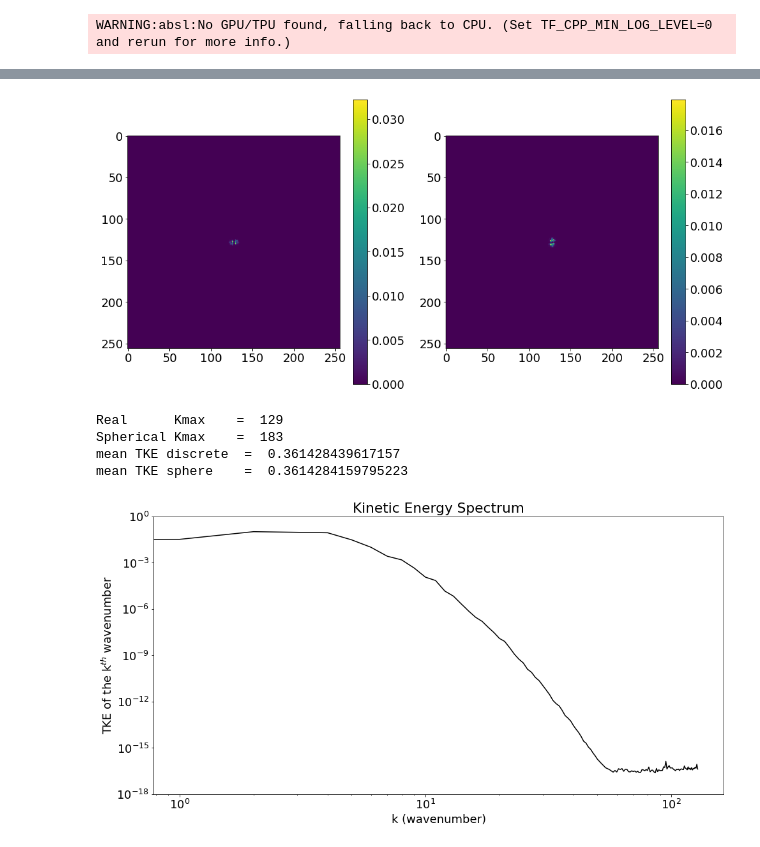
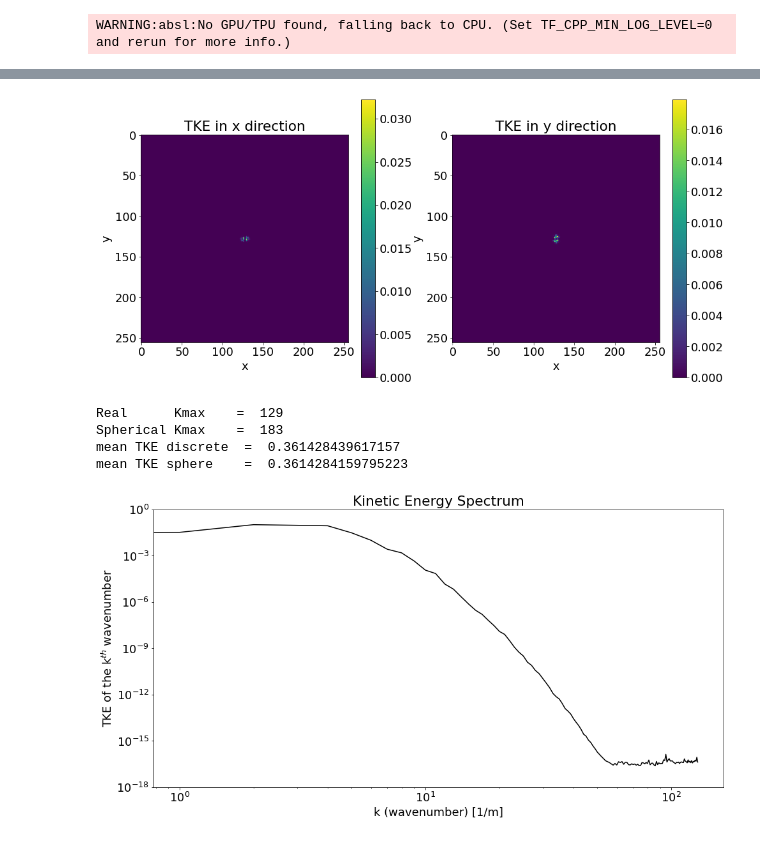
Before and after one commit to arturtoshev/turbulent_flows_exercises, a Jupyter notebook: exercise_02_summer22_fft.ipynb, the cells around one changed output, grey strips where cells are left out. Saved outputs shown, nothing was run; the diff lists cells and outputs as text; code cells hidden in the pictures.

```diff
--- a/exercise_02_summer22_fft.ipynb
+++ b/exercise_02_summer22_fft.ipynb
@@ -180,9 +188,9 @@ K_y = u_hat_y * np.conj(u_hat_y) # for complex number x it is true that: abs(x)*
 K_x = np.fft.fftshift(K_x)  # centering result
 K_y = np.fft.fftshift(K_y)
 
-plots(K_x.real, K_y.real)
+plots(K_x.real, 'TKE in x direction', K_y.real, 'TKE in y direction', 'x', 'y')
 # %% [output]
-[figure, old version]
+[figure, new version]
 # %%
 # integrate power spectrum in azymuthal direction, i.e. sum up all contributions
 # at equal distance from the center
@@ -206,27 +214,26 @@ K_avsphr = 0.5*(K_x_avsphr + K_y_avsphr)
 # %%
 fig = plt.figure()
 plt.title("Kinetic Energy Spectrum")
-plt.xlabel(r"k (wavenumber)")
+plt.xlabel(r"k (wavenumber) [1/m]")
 plt.ylabel(r"TKE of the k$^{th}$ wavenumber")
 
 # realsize is defined using the FFT for a real valued array `rfft`. Used to get
 # all frequencies up to Nyquist, i.e. left lalf of previous FFT.
 realsize = len(np.fft.rfft(u_x[:,0]))
 plt.loglog(np.arange(0,realsize),((K_avsphr[0:realsize] )),'k')
-# axes = plt.gca()
 plt.ylim([10**-18,1])
 
 print("Real      Kmax    = ",realsize)
 print("Spherical Kmax    = ",len(K_avsphr))
 
 total_TKE_discrete = np.sum(0.5*(u_x**2+u_y**2))/(size*1.0)**2  # as cross reference to see that our implementation is correct
 total_TKE_sphere   = np.sum(K_avsphr)
 
 print("mean TKE discrete  = ",total_TKE_discrete)
 print("mean TKE sphere    = ",total_TKE_sphere)
 # %% [output]
 Real      Kmax    =  129
 Spherical Kmax    =  183
 mean TKE discrete  =  0.361428439617157
 mean TKE sphere    =  0.3614284159795223
-[figure, old version]
+[figure, new version]
```
Also changed, not shown: parts of 5 cells of this notebook.
